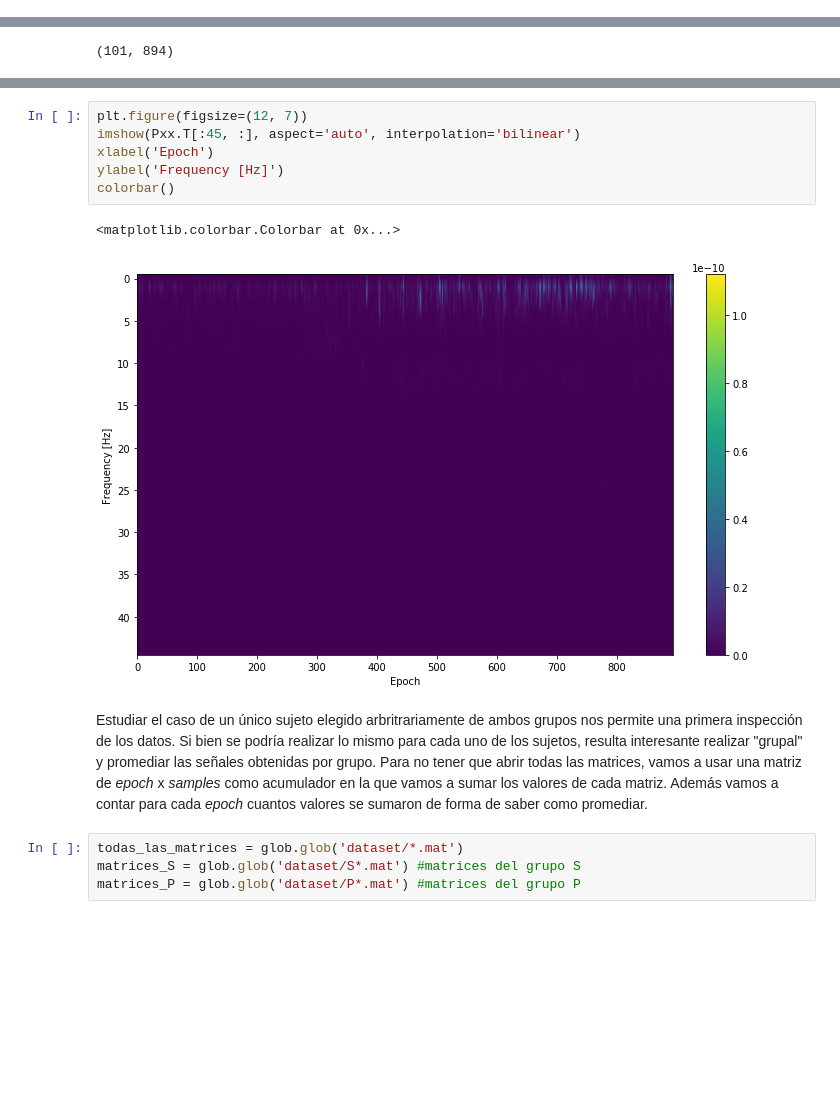
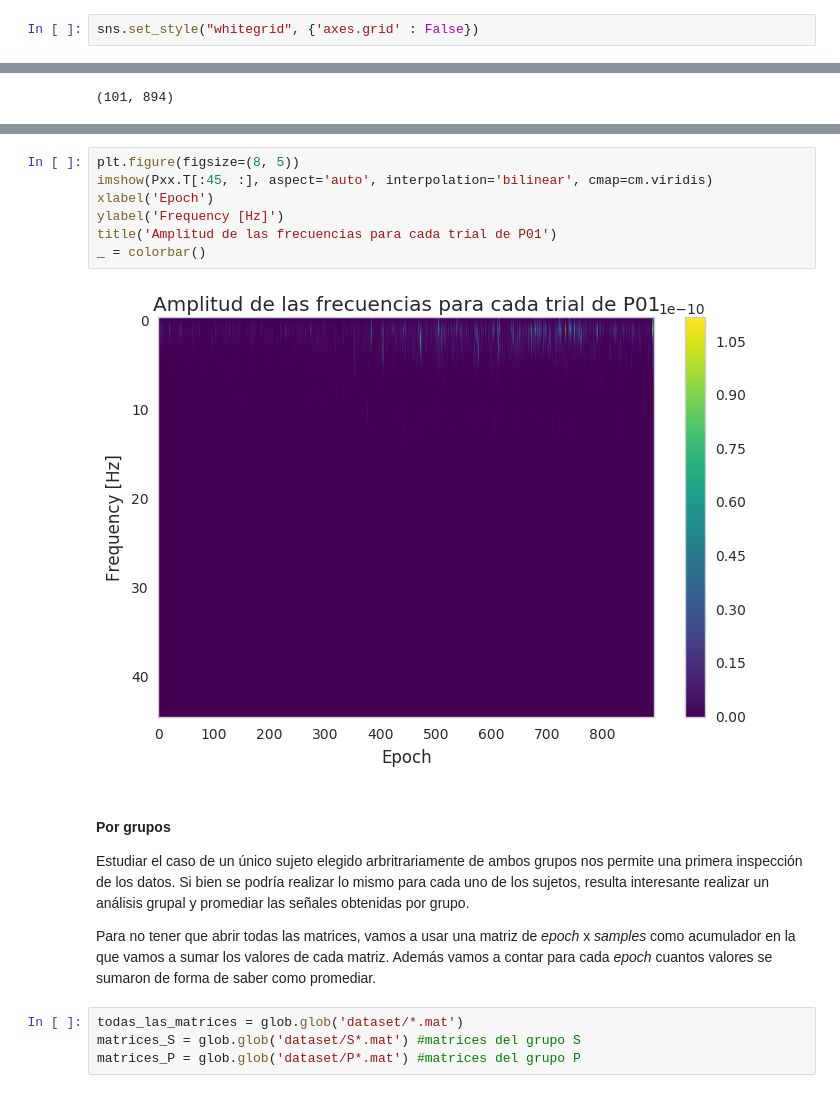
Before and after one commit to m2march/ciencia_datos, a Jupyter notebook: tp2/tp2.ipynb, the cells around one changed output, grey strips where cells are left out. Saved outputs shown, nothing was run; the diff lists cells and outputs as text; blank space fills up the shorter version.

```diff
--- a/tp2/tp2.ipynb
+++ b/tp2/tp2.ipynb
@@ -86,6 +94,8 @@ from IPython.display import display
 from MatrixProvider import MatrixProvider
 import time
 import pickle
+# %%
+sns.set_style("whitegrid", {'axes.grid' : False})
 # %%
 import glob
 # %% [markdown]
@@ -186,14 +191,18 @@ colorbar()
 # %%
-plt.figure(figsize=(12, 7))
-imshow(Pxx.T[:45, :], aspect='auto', interpolation='bilinear')
+plt.figure(figsize=(8, 5))
+imshow(Pxx.T[:45, :], aspect='auto', interpolation='bilinear', cmap=cm.viridis)
 xlabel('Epoch')
 ylabel('Frequency [Hz]')
-colorbar()
+title('Amplitud de las frecuencias para cada trial de P01')
+_ = colorbar()
 # %% [output]
-<matplotlib.colorbar.Colorbar at 0x...>
-[figure, old version]
+[figure, new version]
 # %% [markdown]
-Estudiar el caso de un único sujeto elegido arbritrariamente de ambos grupos nos permite una primera inspección de los datos. Si bien se podría realizar lo mismo para cada uno de los sujetos, resulta interesante realizar "grupal" y promediar las señales obtenidas por grupo.
+<a name="amplitud_frecuencia_grupos"></a>
+#### Por grupos
+
+Estudiar el caso de un único sujeto elegido arbritrariamente de ambos grupos nos permite una primera inspección de los datos. Si bien se podría realizar lo mismo para cada uno de los sujetos, resulta interesante realizar un análisis grupal y promediar las señales obtenidas por grupo.
+
 Para no tener que abrir todas las matrices, vamos a usar una matriz de _epoch_ x _samples_ como acumulador en la que vamos a sumar los valores de cada matriz. Además vamos a contar para cada _epoch_ cuantos valores se sumaron de forma de saber como promediar.
 # %%
 todas_las_matrices = glob.glob('dataset/*.mat')
```
Also changed, not shown: parts of 53 cells of this notebook.
